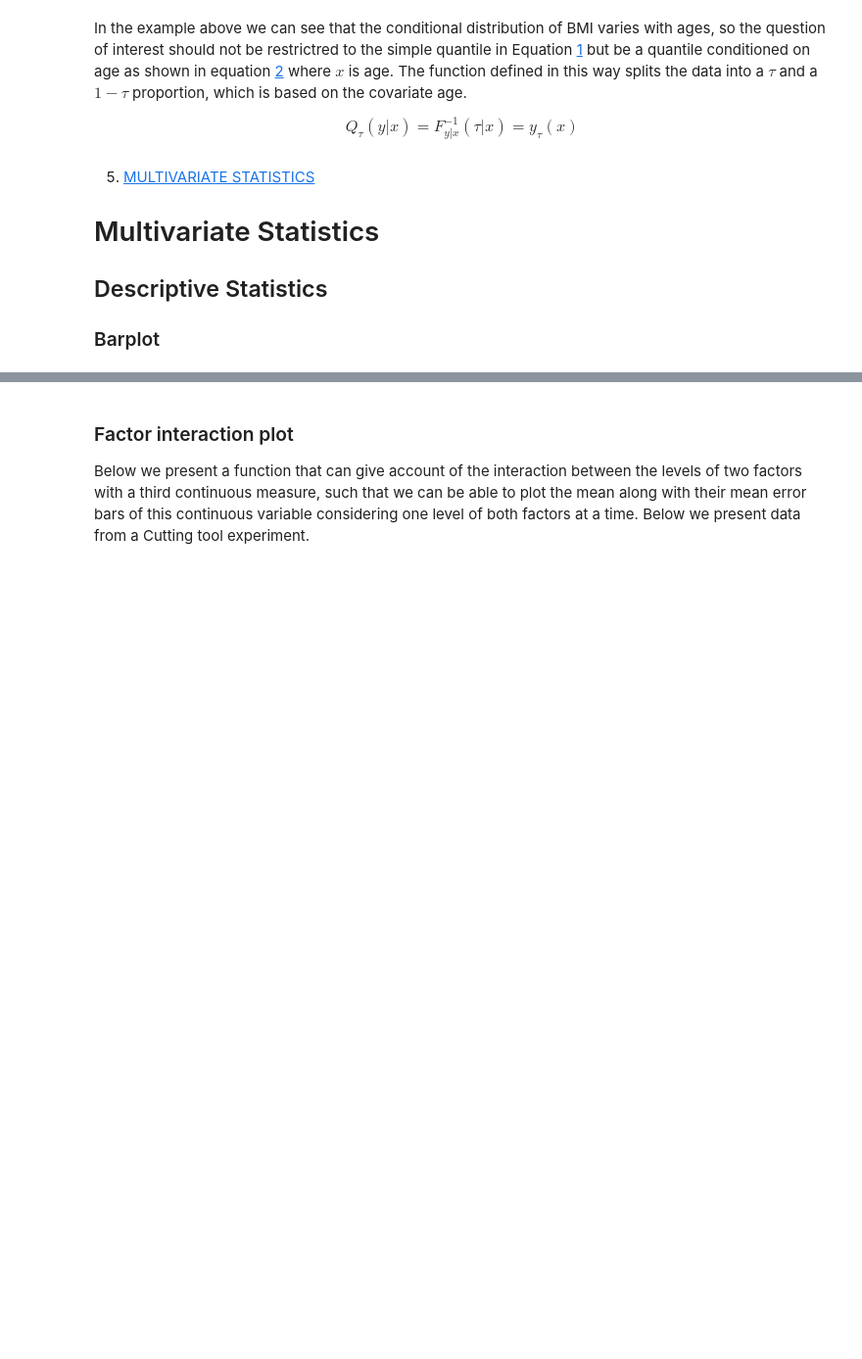
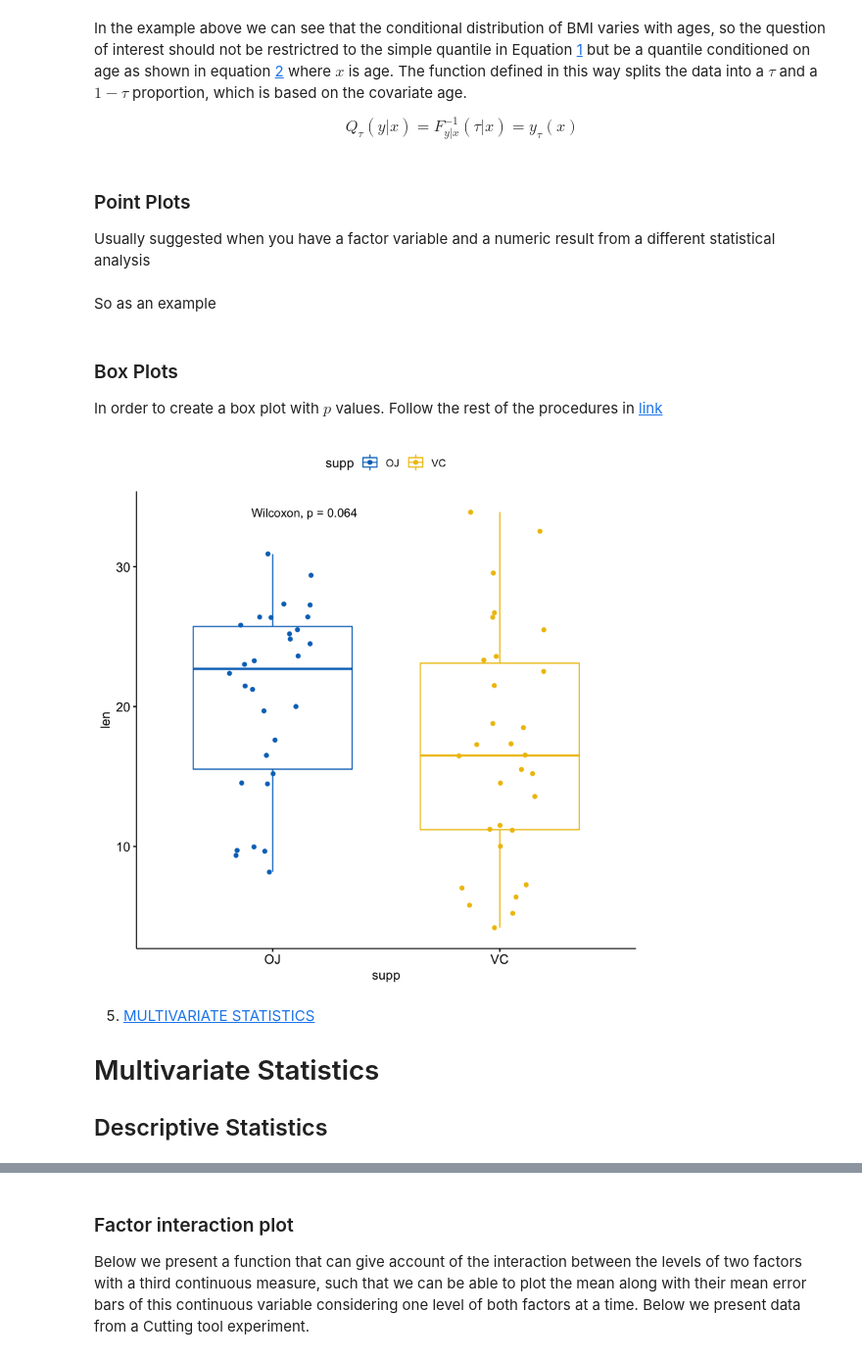
Before and after one commit to billytaipei101/6-R-statistics-for-Psy, a Jupyter notebook: R stats for psy.ipynb, the cells around one changed output, grey strips where cells are left out. Shown at 98% size. Cells and saved outputs as stored; diff of their text form; code cells hidden in the pictures; blank space fills up the shorter version.

```diff
--- a/R stats for psy.ipynb
+++ b/R stats for psy.ipynb
@@ -900,3 +911,7 @@ In the example above we can see that the conditional distribution of BMI varies
 $$
 Q_{\tau}(y|x)=F^{-1}_{y|x}(\tau|x)=y_{\tau}(x) \label{eq:2}\tag{2}
 $$
+# %% [markdown]
+### Point Plots
+
+Usually suggested when you have a factor variable and a numeric result from a different statistical analysis
@@ -902,0 +958,2 @@ $$
+# %% [markdown]
+So as an example
@@ -903,3 +967,18 @@ $$
+# %% [markdown]
+### Box Plots
+
+In order to create a box plot with $p$ values. Follow the rest of the procedures in [link](https://www.r-bloggers.com/add-p-values-and-significance-levels-to-ggplots/)
+# %%
+library(ggpubr)
+library(ggplot2)
+
+p <- ggboxplot(ToothGrowth, x ="supp", y = "len",
+              color = "supp", palette = "jco",
+              add = "jitter")
+# add a p value
+p + stat_compare_means()
+# %% [output]
+[figure, added]
 # %% [markdown]
 5. [MULTIVARIATE STATISTICS](#multista)
 
@@ -907,5 +986,3 @@ $$
 # Multivariate Statistics
 
 ## Descriptive Statistics
-
-### Barplot
```
Also changed, not shown: parts of 73 cells of this notebook, 3 other files.
